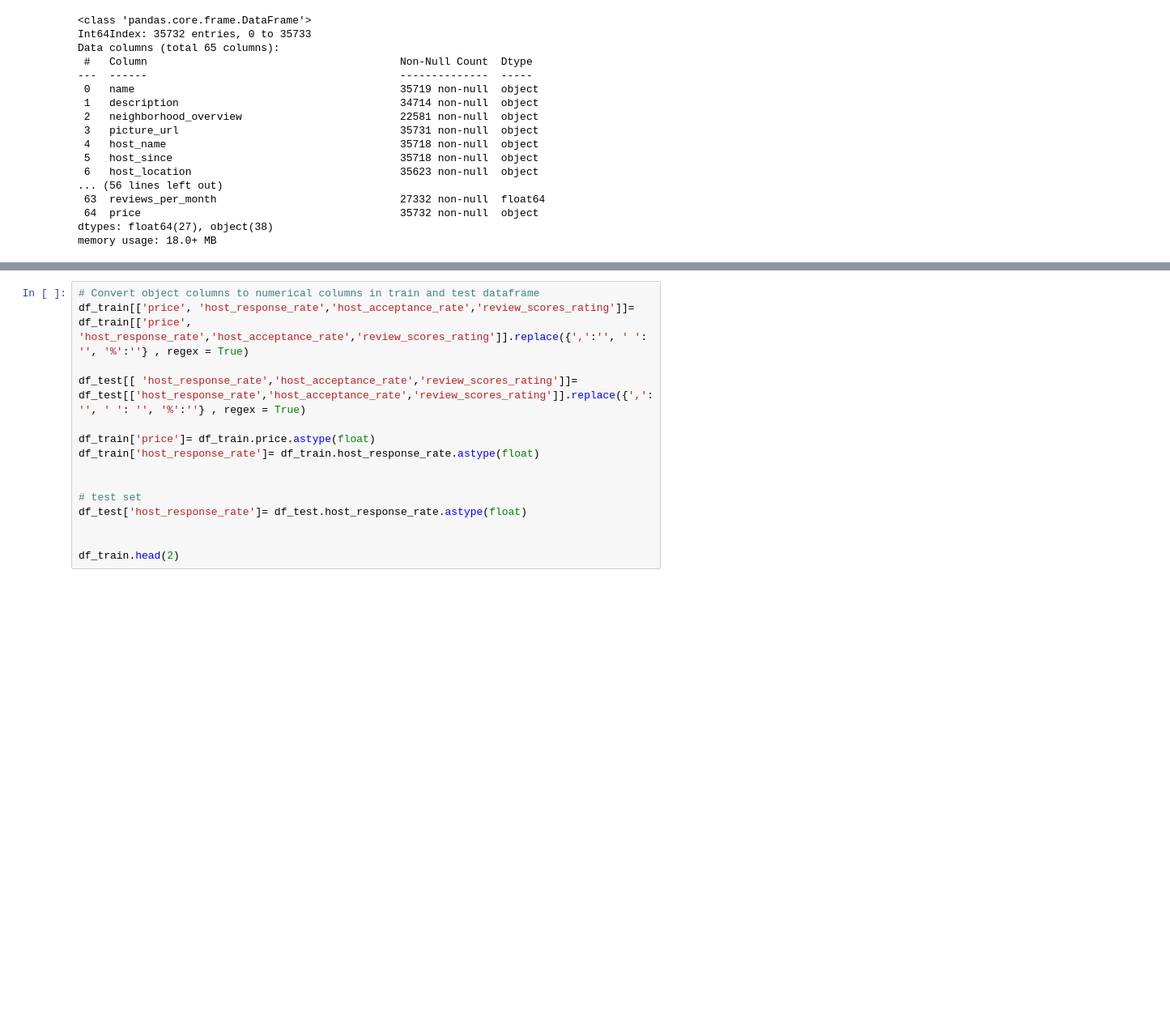
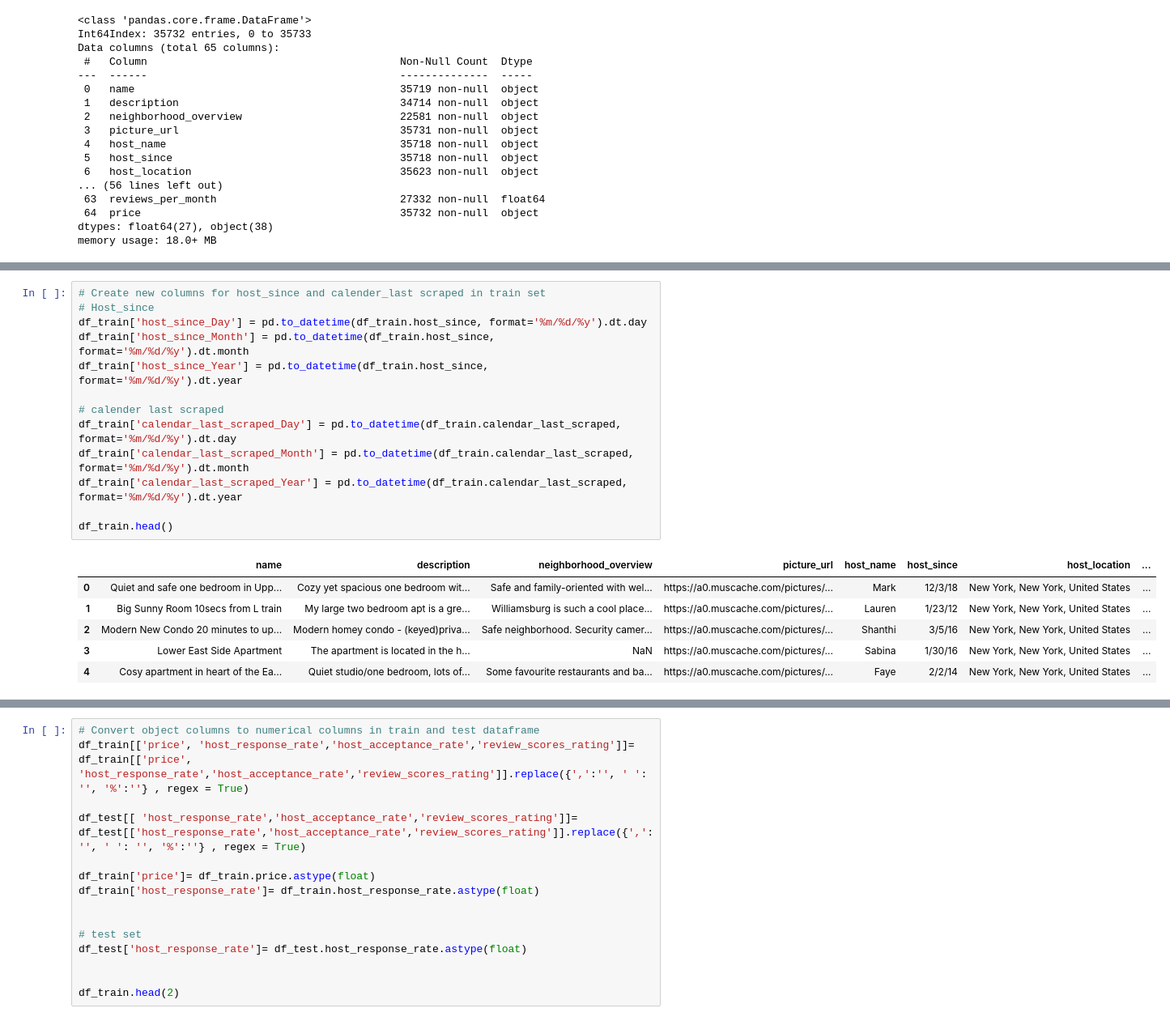
Before and after one commit to obeabi/SDSDecember2020Challenge, a Jupyter notebook: model_v1.ipynb, the cells around one changed output, grey strips where cells are left out. Shown at 81% size. Drawn from its saved outputs; the diff is of its cells as text; blank space fills up the shorter version.

```diff
--- a/model_v1.ipynb
+++ b/model_v1.ipynb
@@ -220,0 +324,20 @@ Length: 64, dtype: int64
+# %%
+# Create new columns for host_since and calender_last scraped in train set
+# Host_since
+df_train['host_since_Day'] = pd.to_datetime(df_train.host_since, format='%m/%d/%y').dt.day
+df_train['host_since_Month'] = pd.to_datetime(df_train.host_since, format='%m/%d/%y').dt.month
+df_train['host_since_Year'] = pd.to_datetime(df_train.host_since, format='%m/%d/%y').dt.year
+
+# calender last scraped
+df_train['calendar_last_scraped_Day'] = pd.to_datetime(df_train.calendar_last_scraped, format='%m/%d/%y').dt.day
+df_train['calendar_last_scraped_Month'] = pd.to_datetime(df_train.calendar_last_scraped, format='%m/%d/%y').dt.month
+df_train['calendar_last_scraped_Year'] = pd.to_datetime(df_train.calendar_last_scraped, format='%m/%d/%y').dt.year
+
+df_train.head()
+# %% [output]
+|  | name | description | neighborhood_overview | picture_url | host_name | host_since | host_location | ... |
+| 0 | Quiet and safe one bedroom in Upp... | Cozy yet spacious one bedroom wit... | Safe and family-oriented with wel... | https://a0.muscache.com/pictures/... | Mark | 12/3/18 | New York, New York, United States | ... |
+| 1 | Big Sunny Room 10secs from L train | My large two bedroom apt is a gre... | Williamsburg is such a cool place... | https://a0.muscache.com/pictures/... | Lauren | 1/23/12 | New York, New York, United States | ... |
+| 2 | Modern New Condo 20 minutes to up... | Modern homey condo - (keyed)priva... | Safe neighborhood. Security camer... | https://a0.muscache.com/pictures/... | Shanthi | 3/5/16 | New York, New York, United States | ... |
+| 3 | Lower East Side Apartment | The apartment is located in the h... | NaN | https://a0.muscache.com/pictures/... | Sabina | 1/30/16 | New York, New York, United States | ... |
+| 4 | Cosy apartment in heart of the Ea... | Quiet studio/one bedroom, lots of... | Some favourite restaurants and ba... | https://a0.muscache.com/pictures/... | Faye | 2/2/14 | New York, New York, United States | ... |
```
Also changed, not shown: parts of 20 cells of this notebook.
